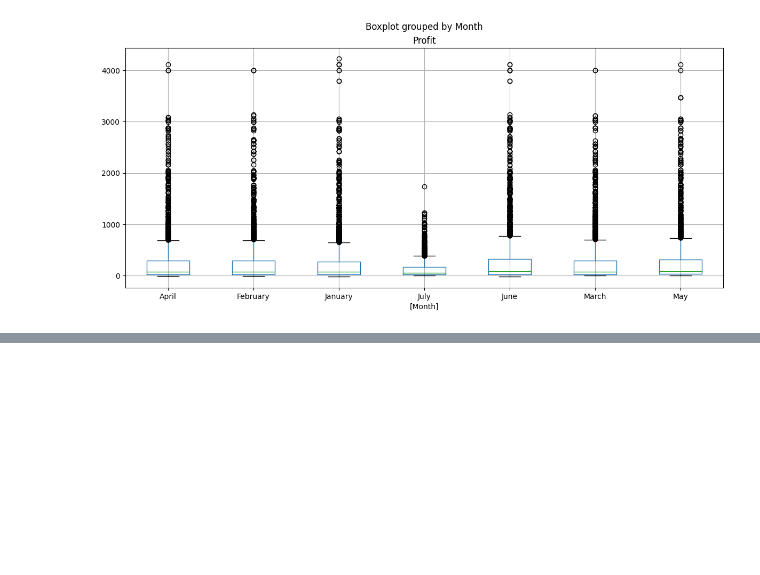
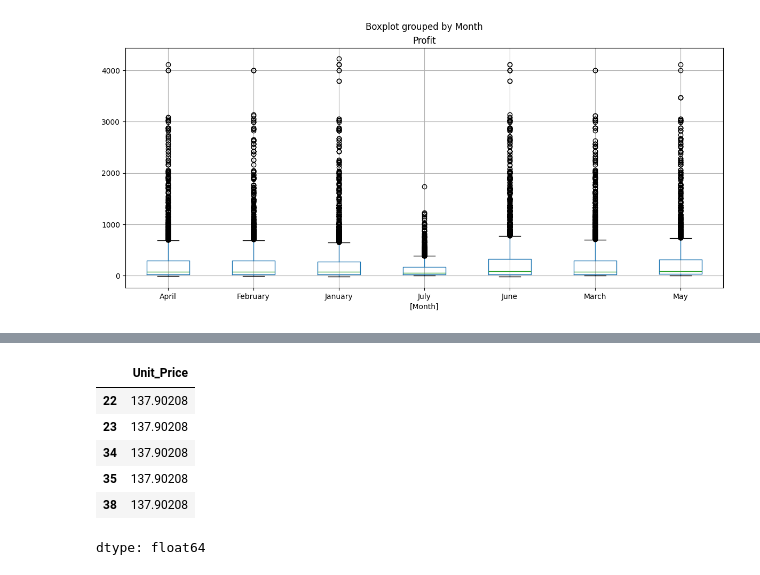
Before and after one commit to guocodes/FreeCodeCamp-Pandas-Real-Life-Example, a Jupyter notebook: Exercises_1.ipynb, the cells around one changed output, grey strips where cells are left out. Cells and saved outputs as stored; diff of their text form; code cells hidden in the pictures; blank space fills up the shorter version.

```diff
--- a/Exercises_1.ipynb
+++ b/Exercises_1.ipynb
@@ -721,3 +845,15 @@ profit_2016.boxplot(by='Month', figsize=(14,6))
+# %%
+# your code goes here
+sales.loc[sales['Country']=='United States','Unit_Price']*=1.072
+sales.loc[sales['Country']=='United States','Unit_Price'].head()
+# %% [output]
+|  | Unit_Price |
+| 22 | 137.90208 |
+| 23 | 137.90208 |
+| 34 | 137.90208 |
+| 35 | 137.90208 |
+| 38 | 137.90208 |
+dtype: float64
 # %%
 #sales.loc[sales['Country'] == 'United States', 'Unit_Price'] = sales.loc[sales['Country'] == 'United States', 'Unit_Price'] * 1.072
 
```
Also changed, not shown: parts of 27 cells of this notebook.
